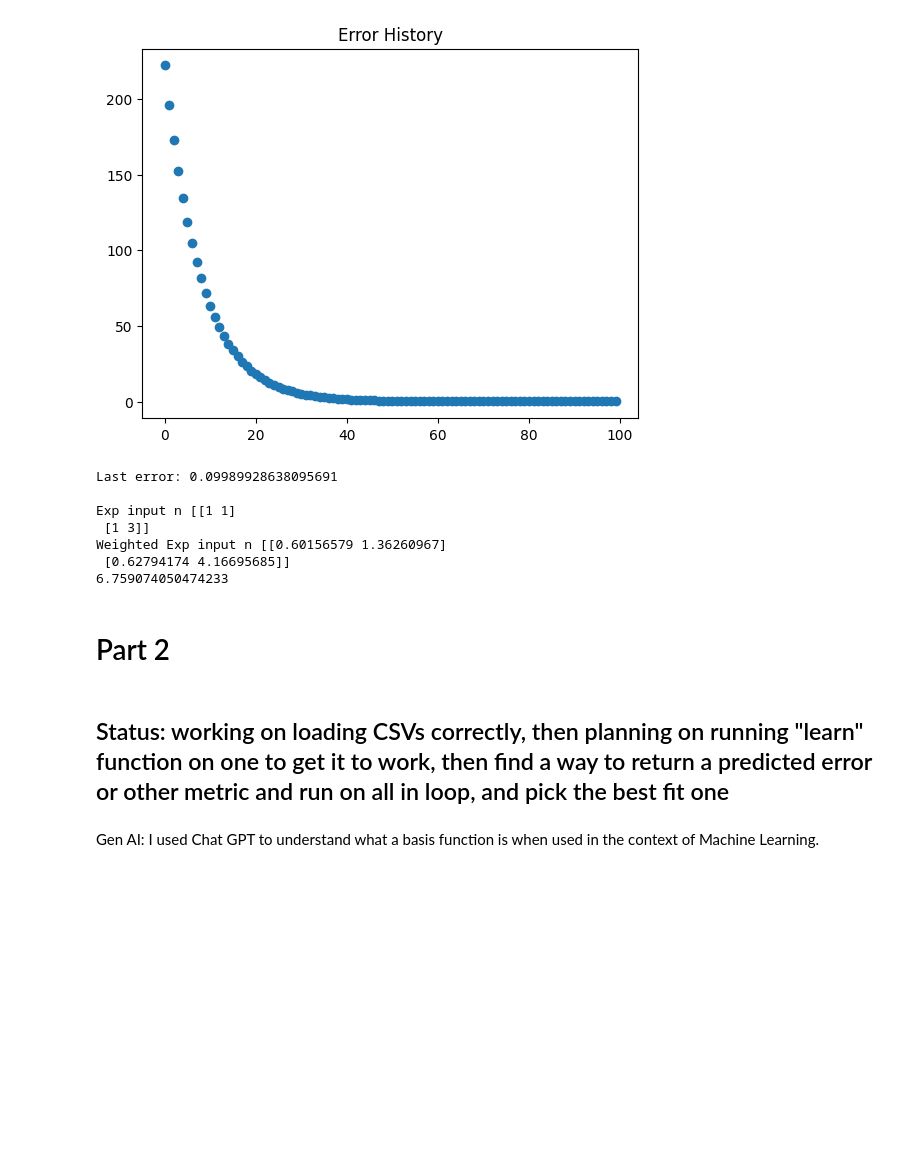
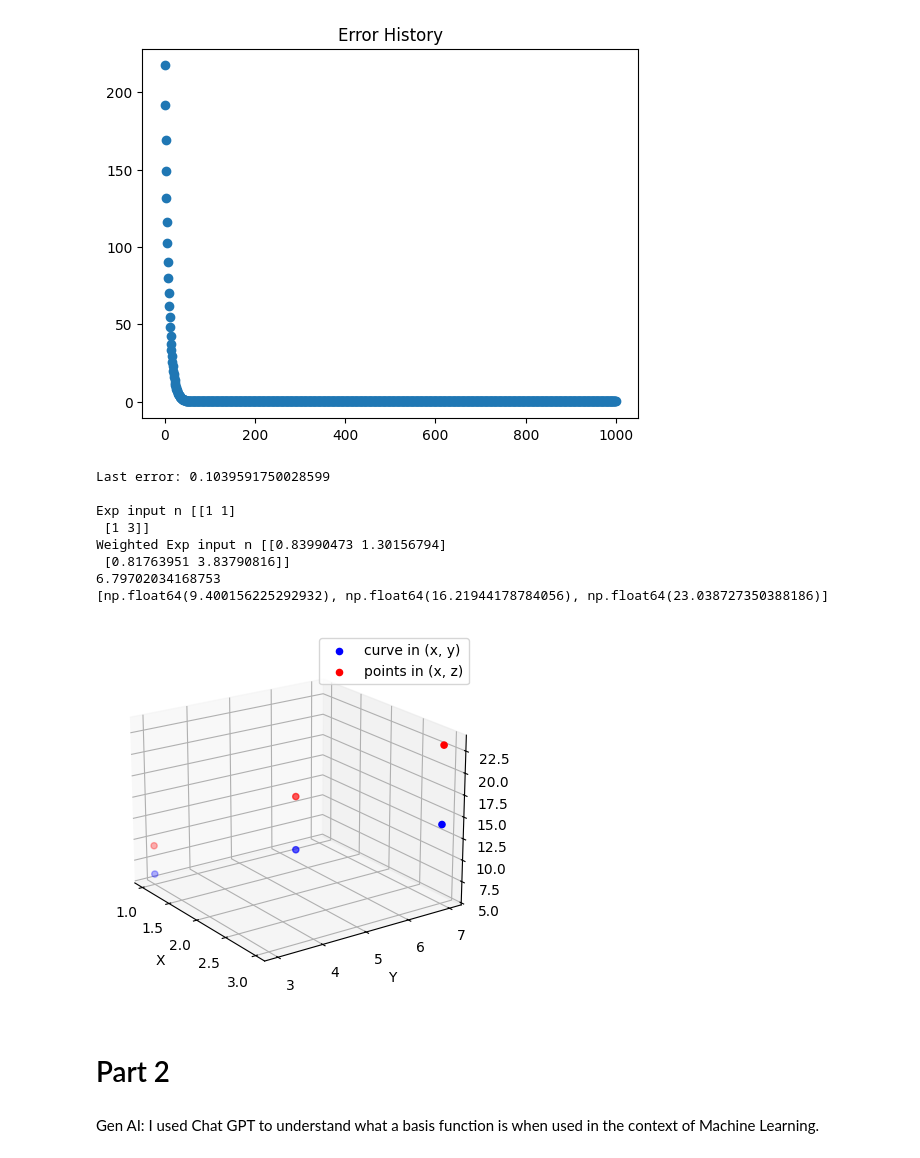
Before and after one commit to ghawkes333/LinearRegression, a Jupyter notebook: question2.ipynb, the cells around one changed output. Cells and saved outputs as stored; diff of their text form; code cells hidden in the pictures; blank space fills up the shorter version.

Commit message:
Fix multivariable learn function

```diff
--- a/question2.ipynb
+++ b/question2.ipynb
@@ -5,6 +5,7 @@ import numpy as np
 # Define learn function
 # deg is the highest degree of the function. Ex cubic function is 3
 def learn(alpha, num_epoch, deg, x_train, y_train):
+    x_train = np.array(x_train)
     weight_history = []
     error_history = []
     num_params = 1 + deg * len(x_train[1])
@@ -13,7 +14,18 @@ def learn(alpha, num_epoch, deg, x_train, y_train):
 
     # Each row of the weights corresponds to the degree (x^0, x^1, etc)
     # Each column correspoonds to an input variable column (first input column, second input column)
-    weights = np.array([[np.random.random() / 10] * len(x_train[1]) for i in range(deg + 1)]) # seed the weights
+    weights_num_cols = np.shape(x_train)[1]
+    weights_num_rows = deg + 1
+    weights = np.zeros(shape=(weights_num_rows, weights_num_cols))
+    w = 0
+    while w < weights_num_cols and w < weights_num_rows:
+        weights[w][w] = 1
+        w = w + 1
+
+    rand_adds = np.zeros_like(weights)
+    rand_adds = np.random.random(np.shape(weights)) / 10 - 0.05
+    weights = weights + rand_adds
+
 
     print("Weights shape: ", np.shape(weights))
     j = 0
@@ -24,11 +36,10 @@ def learn(alpha, num_epoch, deg, x_train, y_train):
         # Calculate sum of loss
         loss_sum = 0
         for n in range(len(x_train)):
-            exp_input_n = [x_train[n] ** i for i in range(deg + 1)] # The first row is for the bias value
-            exp_input_n = np.array(exp_input_n)
+            exp_input_n = np.array([x_train[n] ** i for i in range(deg + 1)]) # The first row is for the bias value
             weighted_input_n = np.array(weights * exp_input_n)
             pred_val = np.sum(weighted_input_n)
-            loss = (y_train[n] - pred_val) * x_train[n] # A vector of loss for each parameter (weight and bias)
+            loss = (y_train[n] - pred_val) * exp_input_n # A vector of loss for each parameter (weight and bias)
 
             loss_sum = loss_sum + loss
 
@@ -94,11 +203,11 @@ def showHistory(history, title):
 # %%
-# Test learn function
+# Test learn function with 2 columns
 xs = [1, 2, 3]
 example_x = np.array([[1, 3], [2, 5], [3, 7]]) # Shape (3, 2)
 example_y = np.array([[3 + 3], [5 + 5], [7 + 7]])
 # Solution: y = 1 + 2 * xsub0 + 1 * xsub1
 
-weights, weight_history, error_history, loss_sum = learn(0.001, 100, 1, example_x, example_y)
+weights, weight_history, error_history, loss_sum = learn(0.001, 1000, 1, example_x, example_y)
 print(f"WEIGHTS: {weights}")
 # printModelData(test_x[:, 0], test_y, weights, "Test data")
 showHistory(error_history, "Error History")
@@ -115,6 +224,35 @@ weighted_input_n = np.array(weights * exp_input_n)
 print("Weighted Exp input n", weighted_input_n)
 pred_val = np.sum(weighted_input_n)
 print(pred_val)
+
+# print solution
+ax = plt.figure().add_subplot(projection='3d')
+x1 = example_x[:,0]
+x2 = example_x[:,1]
+ax.scatter(x1, x2, zs=example_y.flatten(), zdir='z', c= 'b', label='curve in (x, y)')
+# colors = ('r', 'g', 'b', 'k')
+# np.random.seed(19680801)
+# x = np.random.sample(20 * len(colors))
+# y = np.random.sample(20 * len(colors))
+# c_list = []
+# for c in colors:
+    # c_list.extend([c] * 20)
+pred_vals = []
+for sample in example_x:
+    exp_input_n = np.array(sample)
+    weighted_input_n = np.array(weights * exp_input_n)
+    pred_vals.append(np.sum(weighted_input_n) )
+print(pred_vals)
+ax.scatter(x1, x2, zs=pred_vals, c='r', label='points in (x, z)')
+ax.legend()
+ax.set_xlabel('X')
+ax.set_ylabel('Y')
+ax.set_zlabel('Z')
+
+# Customize the view angle so it's easier to see that the scatter points lie
+# on the plane y=0
+ax.view_init(elev=20., azim=-35, roll=0)
+plt.show()
 # %% [output]
 Shape
 (3, 2)
@@ -139,15 +277,15 @@ WEIGHTS: [[0.60156579 1.36260967]
-[figure, old version]
+[figure, new version]
-Last error: 0.09989928638095691
+Last error: 0.1039591750028599
 
 Exp input n [[1 1]
  [1 3]]
-Weighted Exp input n [[0.60156579 1.36260967]
- [0.62794174 4.16695685]]
-6.759074050474233
+Weighted Exp input n [[0.83990473 1.30156794]
+ [0.81763951 3.83790816]]
+6.79702034168753
+[np.float64(9.400156225292932), np.float64(16.21944178784056), np.float64(23.038727350388186)]
+[figure, added]
 # %% [markdown]
 # Part 2
-# %% [markdown]
-## Status: working on loading CSVs correctly, then planning on running "learn" function on one to get it to work, then find a way to return a predicted error or other metric and run on all in loop, and pick the best fit one
 # %% [markdown]
 Gen AI: I used Chat GPT to understand what a basis function is when used in the context of Machine Learning.
 # %%
```
Also changed, not shown: parts of 3 cells of this notebook, 1 other file.
